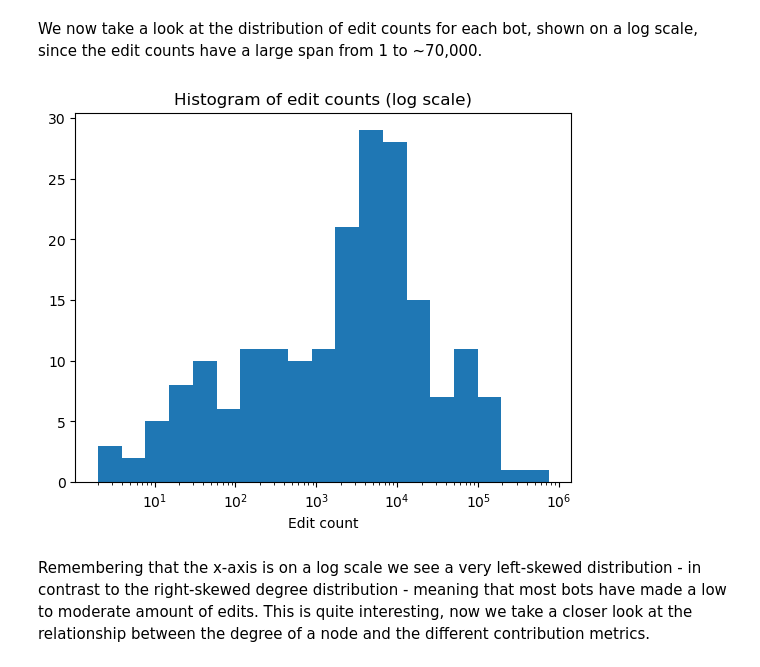
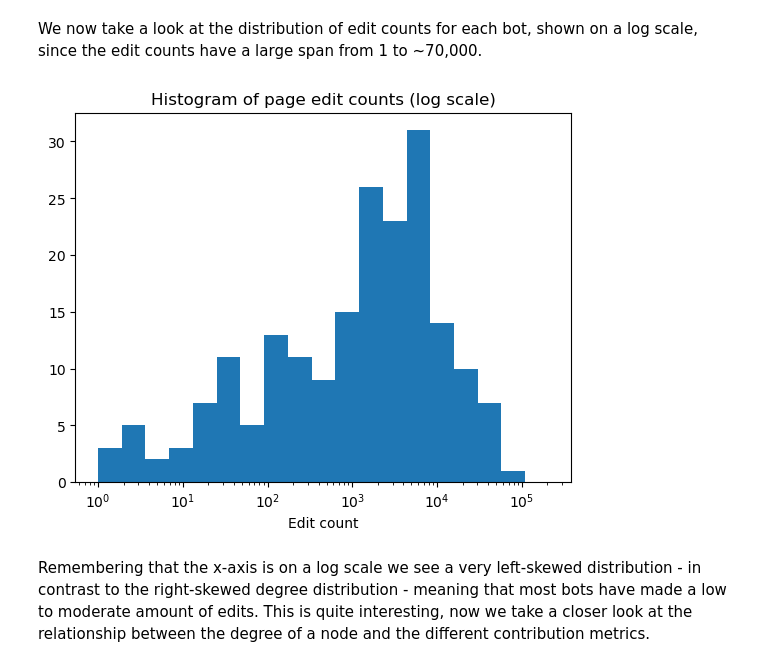
Before and after one commit to CSS-project-02467/CSS_Project, a Jupyter notebook: wikipedia.ipynb, the cells around one changed output. Cells and saved outputs as stored; diff of their text form; code cells hidden in the pictures.

Commit message:
text and figures

```diff
--- a/wikipedia.ipynb
+++ b/wikipedia.ipynb
@@ -145,14 +156,14 @@ We see that, like many other graphs in the real world the degree distribution is
 # %% [markdown]
 We now take a look at the distribution of edit counts for each bot, shown on a log scale, since the edit counts have a large span from 1 to ~70,000.
 # %%
-counts = bots_dataframe['edit_count']
-plt.hist(bots_dataframe['edit_count'], bins=np.logspace(np.log10(min(counts)), np.log10(max(counts)), 20))
+counts = bots_dataframe['count']
+plt.hist(bots_dataframe['count'], bins=np.logspace(np.log10(min(counts)), np.log10(max(counts)), 20))
 plt.xscale('log')
-plt.title('Histogram of edit counts (log scale)')
+plt.title('Histogram of page edit counts (log scale)')
 plt.xlabel('Edit count')
 plt.savefig('edit_distribution', dpi=300)
 # %% [output]
-[figure, old version]
+[figure, new version]
 # %% [markdown]
 Remembering that the x-axis is on a log scale we see a very left-skewed distribution - in contrast to the right-skewed degree distribution - meaning that most bots have made a low to moderate amount of edits. This is quite interesting, now we take a closer look at the relationship between the degree of a node and the different contribution metrics.
 # %%
```
Also changed, not shown: parts of 3 cells of this notebook, 8 other files.
